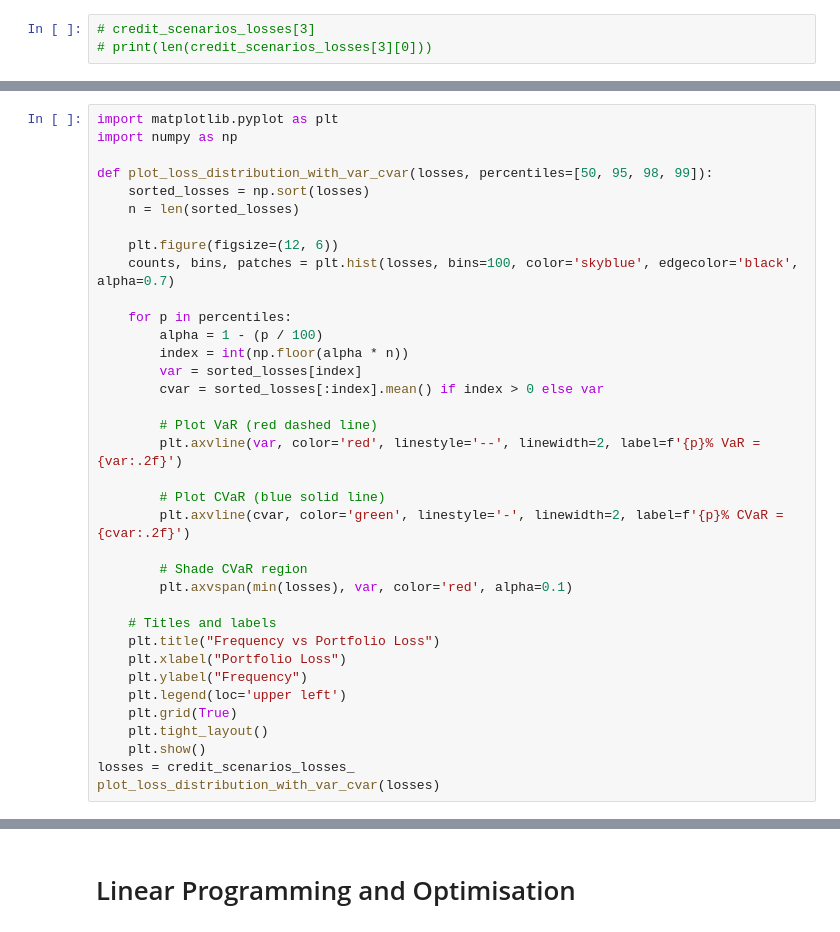
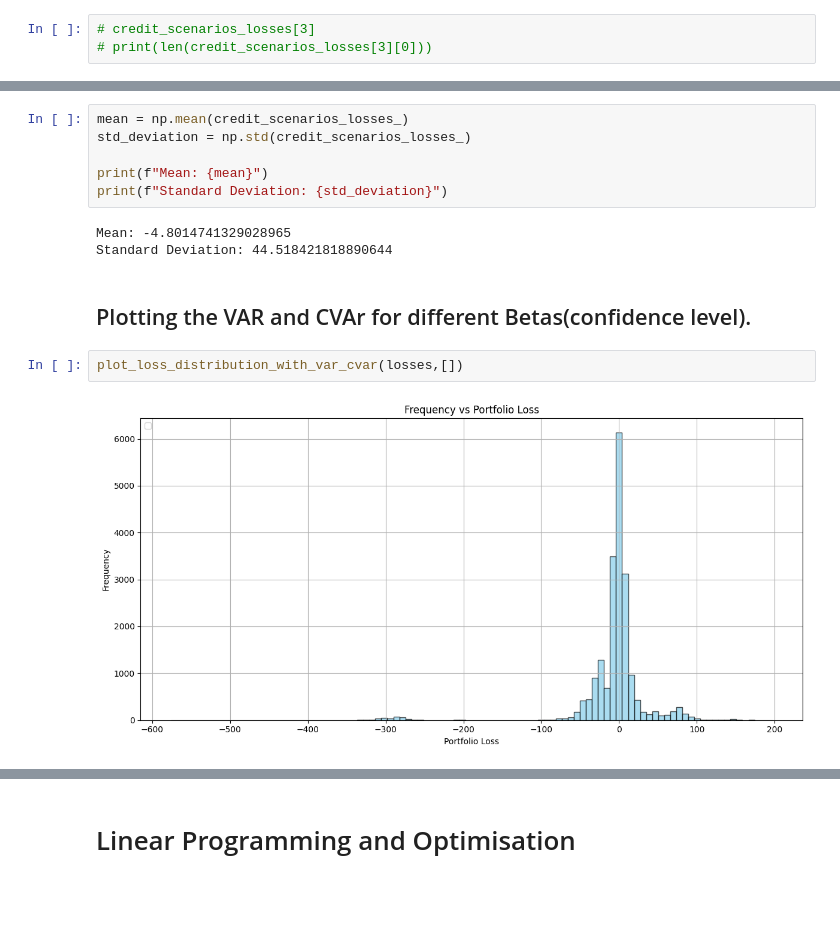
Before and after one commit to Rudra-prasad-tarai/CreditRiskOptimisation, a Jupyter notebook: Credit_Risk_Optimisation.ipynb, the cells around one changed output, grey strips where cells are left out. Saved outputs shown, nothing was run; the diff lists cells and outputs as text; blank space fills up the shorter version.

```diff
--- a/Credit_Risk_Optimisation.ipynb
+++ b/Credit_Risk_Optimisation.ipynb
@@ -547,36 +544,0 @@ Standard Deviation: 45.05214531469998
-# %%
-import matplotlib.pyplot as plt
-import numpy as np
-
-def plot_loss_distribution_with_var_cvar(losses, percentiles=[50, 95, 98, 99]):
-    sorted_losses = np.sort(losses)
-    n = len(sorted_losses)
-
-    plt.figure(figsize=(12, 6))
-    counts, bins, patches = plt.hist(losses, bins=100, color='skyblue', edgecolor='black', alpha=0.7)
-
-    for p in percentiles:
-        alpha = 1 - (p / 100)
-        index = int(np.floor(alpha * n))
-        var = sorted_losses[index]
-        cvar = sorted_losses[:index].mean() if index > 0 else var
-
-        # Plot VaR (red dashed line)
-        plt.axvline(var, color='red', linestyle='--', linewidth=2, label=f'{p}% VaR = {var:.2f}')
-
-        # Plot CVaR (blue solid line)
-        plt.axvline(cvar, color='green', linestyle='-', linewidth=2, label=f'{p}% CVaR = {cvar:.2f}')
-
-        # Shade CVaR region
-        plt.axvspan(min(losses), var, color='red', alpha=0.1)
-
-    # Titles and labels
-    plt.title("Frequency vs Portfolio Loss")
-    plt.xlabel("Portfolio Loss")
-    plt.ylabel("Frequency")
-    plt.legend(loc='upper left')
-    plt.grid(True)
-    plt.tight_layout()
-    plt.show()
-losses = credit_scenarios_losses_
-plot_loss_distribution_with_var_cvar(losses)
@@ -597,0 +549,15 @@ loss_matrix[0].shape
+# %%
+mean = np.mean(credit_scenarios_losses_)
+std_deviation = np.std(credit_scenarios_losses_)
+
+print(f"Mean: {mean}")
+print(f"Standard Deviation: {std_deviation}")
+# %% [output]
+Mean: -4.8014741329028965
+Standard Deviation: 44.518421818890644
+# %% [markdown]
+<h2> Plotting the VAR and CVAr for different Betas(confidence level).
+# %%
+plot_loss_distribution_with_var_cvar(losses,[])
+# %% [output]
+[figure, added]
```
Also changed, not shown: parts of 41 cells of this notebook.
